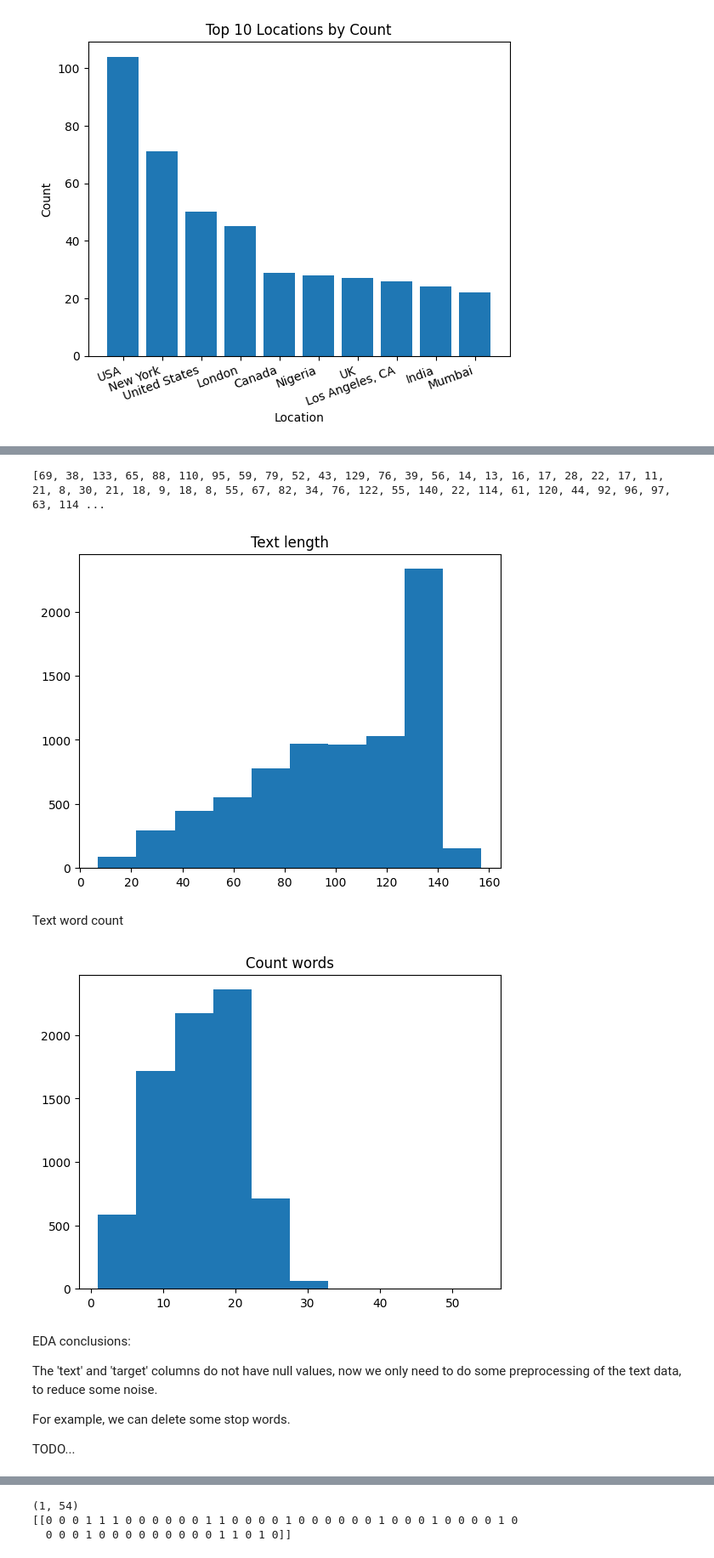
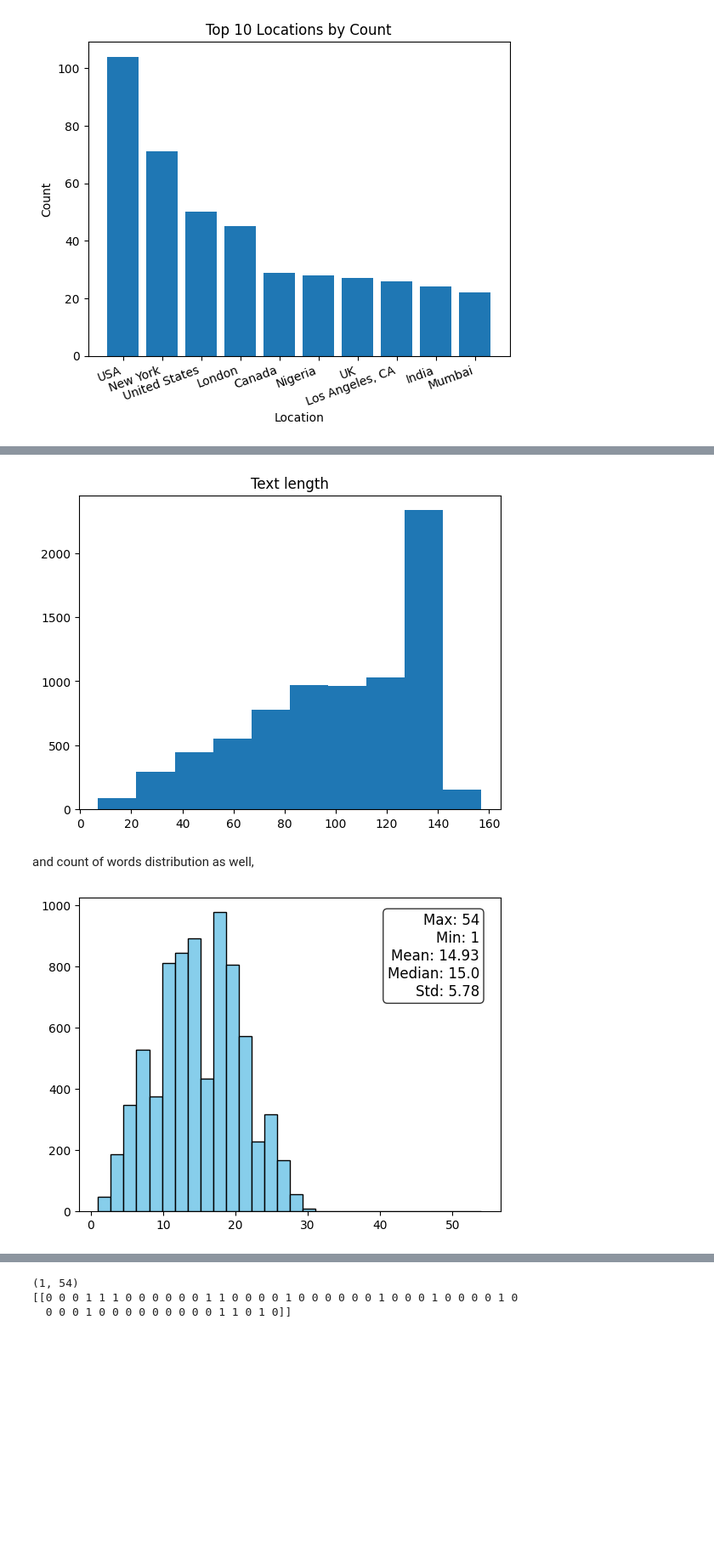
Before and after one commit to nchen/ml3-disaster-tweets, a Jupyter notebook: Disaster-Tweets.ipynb, the cells around one changed output, grey strips where cells are left out. Shown: that part at 85% size. Cells and saved outputs as stored; diff of their text form; code cells hidden in the pictures; blank space fills up the shorter version.

```diff
--- a/Disaster-Tweets.ipynb
+++ b/Disaster-Tweets.ipynb
@@ -102,28 +139,27 @@ Text length
 # %%
+# Check text length distribution
 text_len = [len(txt) for txt in train_df['text']]
-print(text_len)
-
 plt.hist(text_len)
 plt.title('Text length')
 plt.show()
 # %% [output]
-[69, 38, 133, 65, 88, 110, 95, 59, 79, 52, 43, 129, 76, 39, 56, 14, 13, 16, 17, 28, 22, 17, 11, 21, 8, 30, 21, 18, 9, 18, 8, 55, 67, 82, 34, 76, 122, 55, 140, 22, 114, 61, 120, 44, 92, 96, 97, 63, 114 ...
 [figure]
-# %% [markdown]
-Text word count
-# %%
-count_words = [len(txt.split(' ')) for txt in train_df['text']]
-
-plt.hist(count_words)
-plt.title('Count words')
-plt.show()
-# %% [output]
-[figure, removed]
-# %% [markdown]
-EDA conclusions:
-
-The 'text' and 'target' columns do not have null values, now we only need to do some preprocessing of the text data, to reduce some noise.
-
-For example, we can delete some stop words.
-
-TODO...
+# %% [markdown]
+and count of words distribution as well,
+# %%
+# Check count of words distribution
+count_words = [len(txt.split(' ')) for txt in train_df['text']]
+
+max_words = max(count_words)
+min_words = min(count_words)
+mean_words = np.mean(count_words)
+median_words = np.median(count_words)
+std_words = np.std(count_words)
+
+stats_text = f'Max: {max_words}\nMin: {min_words}\nMean: {mean_words:.2f}\nMedian: {median_words}\nStd: {std_words:.2f}'
+plt.hist(count_words, bins=30, color='skyblue', edgecolor='black')
+plt.text(0.95, 0.95, stats_text, transform=plt.gca().transAxes, fontsize=12,
+         verticalalignment='top', horizontalalignment='right', bbox=dict(boxstyle='round', facecolor='white', alpha=0.8))
+plt.show()
+# %% [output]
+[figure, added]
```
Also changed, not shown: parts of 42 cells of this notebook, 1 other file.
